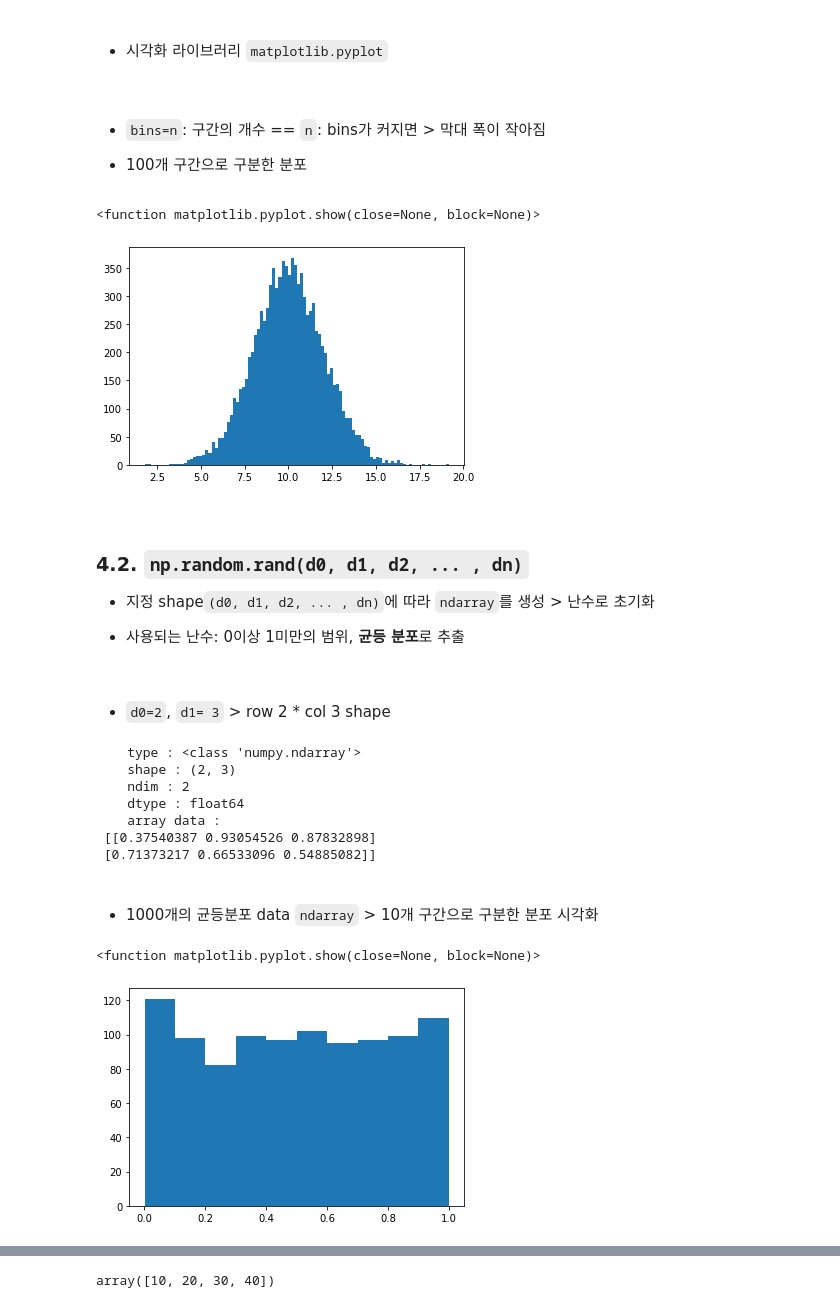
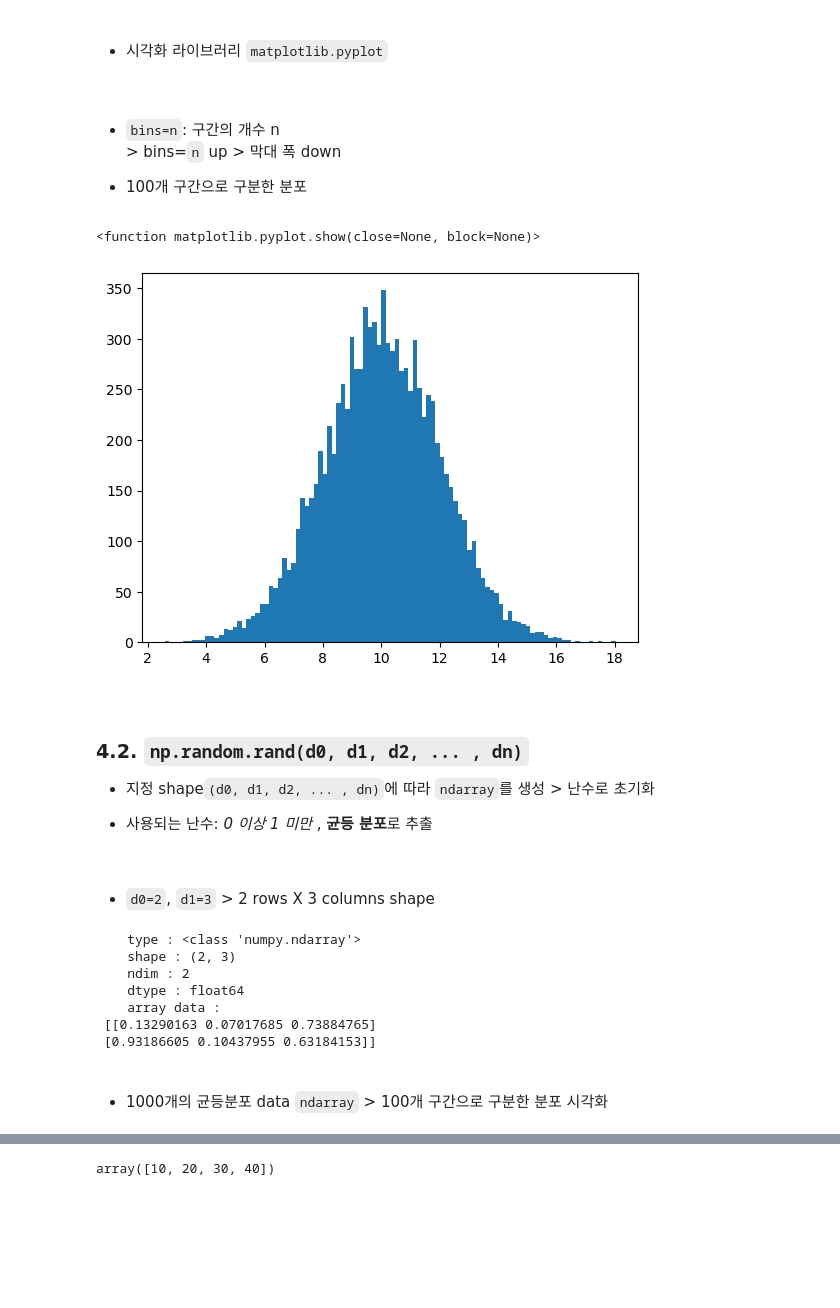
Before and after one commit to dev-EthanJ/Numpy_and_Pandas, a Jupyter notebook: 20221018_1_Basic_Numpy.ipynb, the cells around one changed output, grey strips where cells are left out. Drawn from its saved outputs; the diff is of its cells as text; code cells hidden in the pictures; blank space fills up the shorter version.

```diff
--- a/20221018_1_Basic_Numpy.ipynb
+++ b/20221018_1_Basic_Numpy.ipynb
@@ -890,6 +916,6 @@ np_print(rand_normal_dim)
 - $\bar{x}=10, \sigma^2=2$, 정규분포에서 추출한 10000개의 data
 # %%
-rand_normal_data = np.random.normal(10, 2, 10000)
+rand_normal_arr = np.random.normal(10, 2, 10000)
 
-print(rand_normal_data)
+rand_normal_arr
 # %% [output]
@@ -907,15 +933,16 @@ import matplotlib.pyplot as plt
 # %% [markdown]
 <br>
 
-- `bins=n`: 구간의 개수 == `n`: bins가 커지면 > 막대 폭이 작아짐
+- `bins=n`: 구간의 개수 n
+\> bins=`n` up > 막대 폭 down
 
 - 100개 구간으로 구분한 분포
 # %%
-plt.hist(rand_normal_data, bins=100)
+plt.hist(rand_normal_arr, bins=100)
 plt.show
 # %% [output]
 <function matplotlib.pyplot.show(close=None, block=None)>
-[figure, old version]
+[figure, new version]
 # %% [markdown]
 <br>
 
@@ -923,32 +950,24 @@ plt.show
 
 - 지정 shape`(d0, d1, d2, ... , dn)`에 따라 `ndarray`를 생성 > 난수로 초기화
 
-- 사용되는 난수: 0이상 1미만의 범위, **균등 분포**로 추출
+- 사용되는 난수: _0 이상 1 미만_ , **균등 분포**로 추출
 # %% [markdown]
 <br>
 
-- `d0=2`, `d1= 3` > row 2 * col 3 shape
+- `d0=2`, `d1=3` > 2 rows X 3 columns shape
 # %%
-rand_rand = np.random.rand(2, 3)
+rand_rand_arr = np.random.rand(2, 3)
 
-np_print(rand_rand)
+np_print(rand_rand_arr)
 # %% [output]
     type : <class 'numpy.ndarray'>
     shape : (2, 3)
     ndim : 2
     dtype : float64
     array data :
- [[0.37540387 0.93054526 0.87832898]
- [0.71373217 0.66533096 0.54885082]]
+ [[0.13290163 0.07017685 0.73884765]
+ [0.93186605 0.10437955 0.63184153]]
 # %% [markdown]
 <br>
 
-- 1000개의 균등분포 data `ndarray` > 10개 구간으로 구분한 분포 시각화
+- 1000개의 균등분포 data `ndarray` > 100개 구간으로 구분한 분포 시각화
-# %%
-rand_rand_data = np.random.rand(1000)
-
-plt.hist(rand_rand_data, 10)
-plt.show
-# %% [output]
-<function matplotlib.pyplot.show(close=None, block=None)>
-[figure, removed]
```
Also changed, not shown: parts of 109 cells of this notebook, 32 other files.
